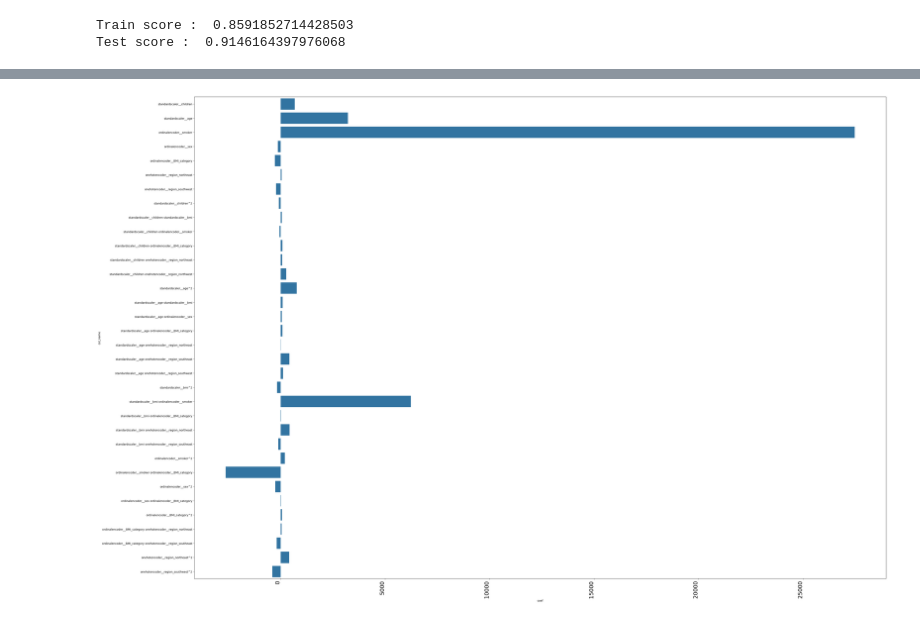
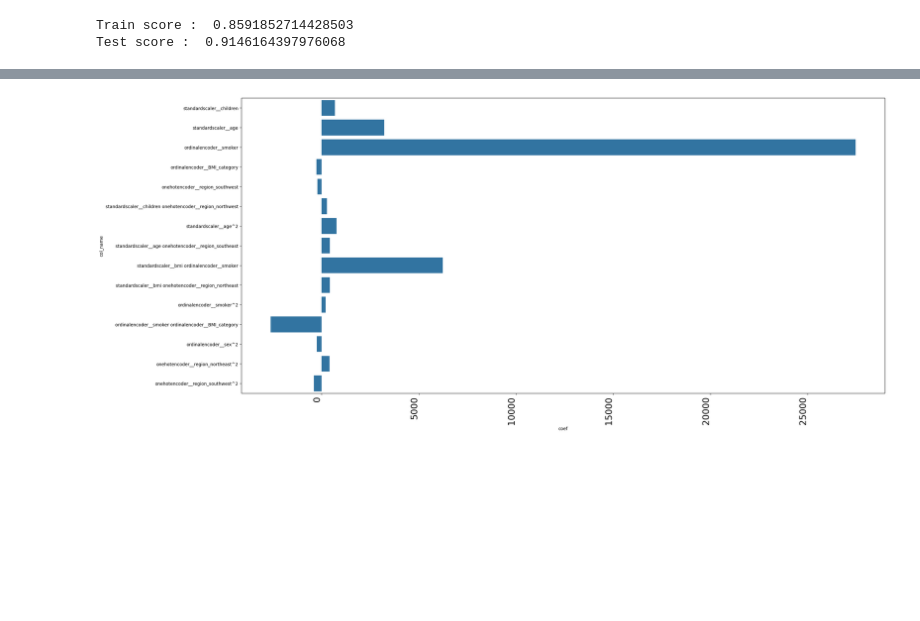
Before and after one commit to SamuelTD/Brief_Regression_Lineaire, a Jupyter notebook: samuel/modelisation.ipynb, the cells around one changed output, grey strips where cells are left out. Cells and saved outputs as stored; diff of their text form; code cells hidden in the pictures; blank space fills up the shorter version.

```diff
--- a/samuel/modelisation.ipynb
+++ b/samuel/modelisation.ipynb
@@ -88,19 +137,19 @@ Test score :  0.916372389092918
 # %%
 #Affiche un plot avec les poids de chaque colonnes. Les poids de 0 sont retirés.
 
 coef_dict = {"col_name": model[-2].get_feature_names_out(), "coef": model[-1].coef_}
 df_coef = pd.DataFrame(coef_dict)
-df_coef = df_coef[(df_coef["coef"] > 0) | (df_coef["coef"] < 0)]
+df_coef = df_coef[(df_coef["coef"] > 200) | (df_coef["coef"] < -200)]
 df_coef
 
 
-plt.figure(figsize=(40,25))
+plt.figure(figsize=(25,10))
 sns.barplot(df_coef, x="coef", y="col_name", orient="h")
 plt.tight_layout()
 plt.xticks(rotation = 90, ha = 'right', fontsize = 20)
 plt.show()
 # %% [output]
-[figure, old version]
+[figure, new version]
 # %%
 # cross_val_score(LinearRegression(), X_train, y_train, cv=5).mean()
 N, train_score, val_score = learning_curve(model, X_train, y_train,train_sizes=np.linspace(0.2,1.0,5), cv=10, random_state=42)
```
Also changed, not shown: parts of 7 cells of this notebook.
